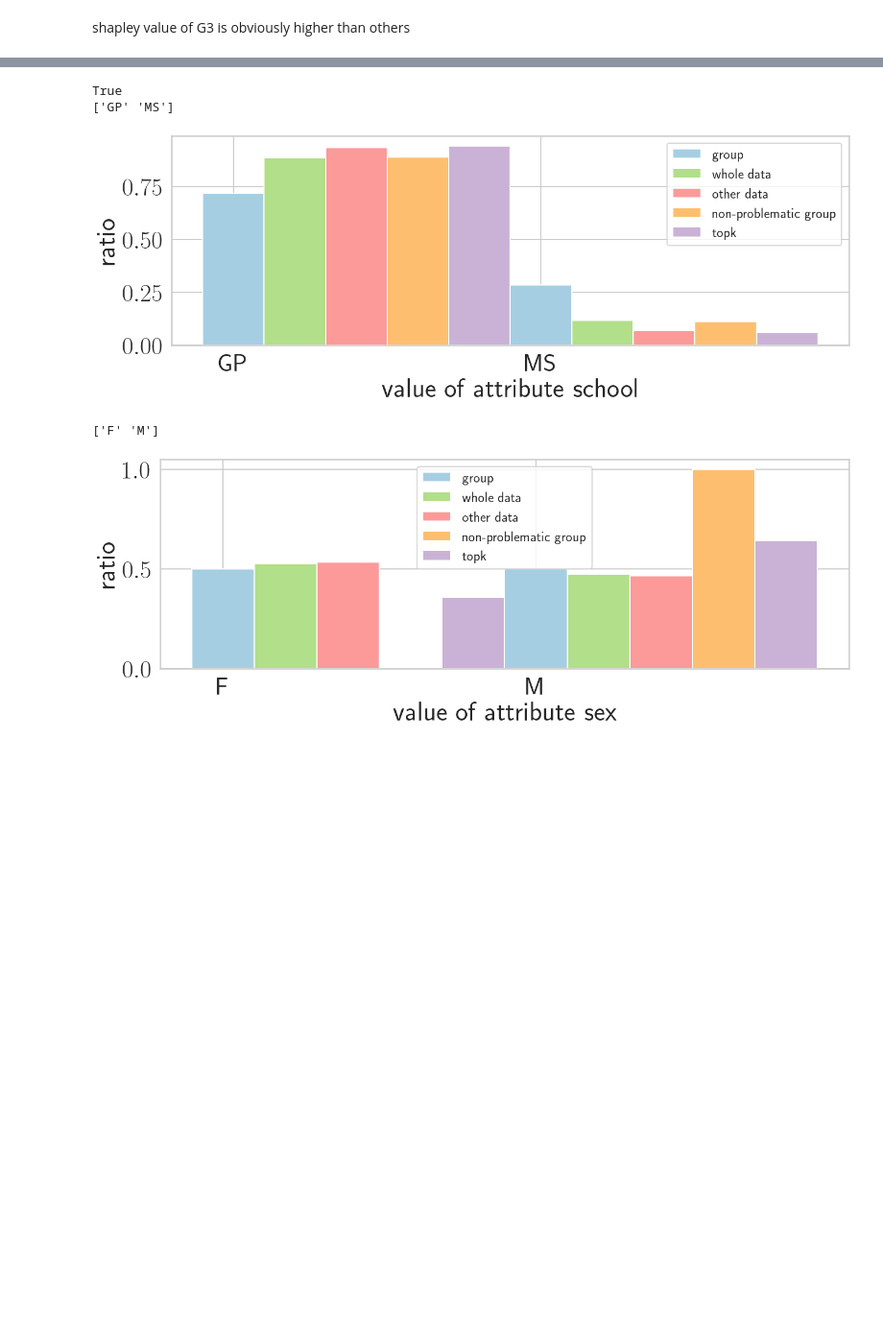
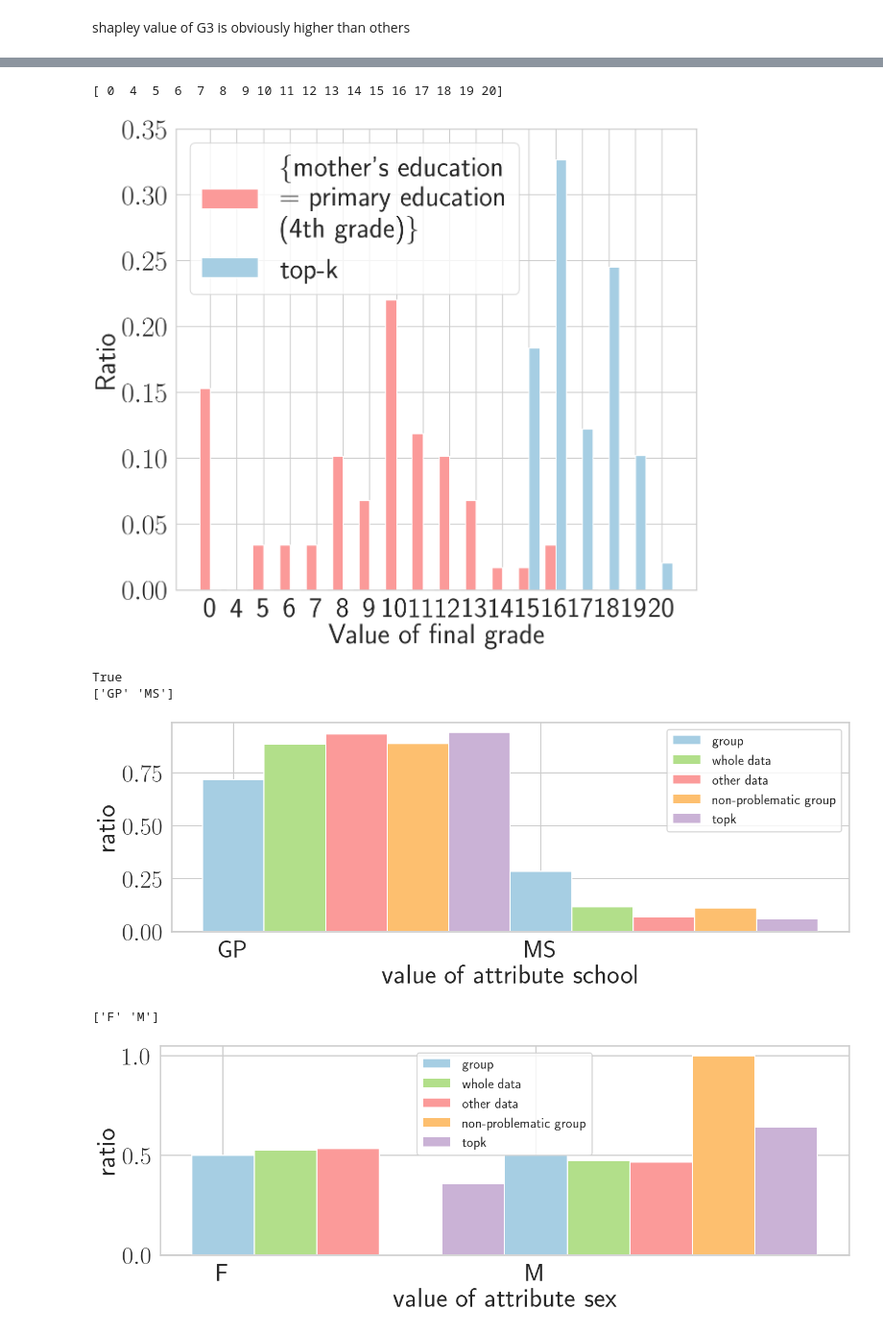
Before and after one commit to JinyangLi01/UnfairlyTreatedGroupDetection, a Jupyter notebook: Coding/Experiments/Shapley_value/shapley_value_of_groups_2_student_20220923.ipynb, the cells around one changed output, grey strips where cells are left out. Shown at 96% size. Saved outputs shown, nothing was run; the diff lists cells and outputs as text; code cells hidden in the pictures; blank space fills up the shorter version.

```diff
--- a/Coding/Experiments/Shapley_value/shapley_value_of_groups_2_student_20220923.ipynb
+++ b/Coding/Experiments/Shapley_value/shapley_value_of_groups_2_student_20220923.ipynb
@@ -26,6 +26,7 @@ from Algorithms import NaiveAlgRanking_definition2_5_20220506 as naivealg2
 
 plt.rc('text', usetex=True)
 plt.rc('font', family='serif')
+plt.rcParams['font.size'] = '22'
 
 sns.set_palette("Paired")
 # sns.set_palette("deep")
@@ -40,8 +41,9 @@ color = ['C0', 'C1', 'C2', 'C3', 'C4', 'C5', 'C6', 'C7', 'C8']
 #
 # label = ["PropBounds", "IterTD"]
 line_width = 8
-marker_size = 15
-f_size = (14, 8)
+marker_size = 20
+f_size = (18, 16)
+FONTSIZE=60
 # %%
 def string2num(st):
     p = list()
@@ -265,11 +295,11 @@ all_attributes = ['school_C', 'sex_C', 'age_C', 'address_C', 'famsize_C', 'Pstat
                   'health_C', 'absences_C', 'G1_C', 'G2_C', 'G3_C']
 
 
-all_attributes_original = ['school', 'sex', 'age', 'address', 'famsize', 'Pstatus', 'Medu',
-                  'Fedu', 'Mjob', 'Fjob', 'reason', 'guardian', 'traveltime', 'studytime',
-                  'failures', 'schoolsup', 'famsup', 'paid', 'activities', 'nursery', 'higher',
-                  'internet', 'romantic', 'famrel', 'freetime', 'goout', 'Dalc', 'Walc',
-                  'health', 'absences', 'G1', 'G2', 'G3']
+all_attributes_original = ['school', 'sex', 'age', 'address', 'family size', 'parent\'s cohabitation status', 'mother\'s education',
+                  'father\'s education', 'mother\'s job', 'father\'s job', 'reason to choose this school', 'student\'s guardian', 'home to school travel time', 'weekly study time',
+                  'number of past class failures', 'extra educational support', 'family educational support', 'extra paid classes', 'extra-curricular activities', 'attended nursery school', 'wants to take higher education',
+                  'Internet access at home', 'with a romantic relationship', 'quality of family relationships', 'free time after school', 'going out with friends', 'workday alcohol consumption', 'weekend alcohol consumption',
+                  'current health status', 'number of school absences', 'first period grade', 'second period grade', 'final grade']
 
 
 original_data_file = r"../../../InputData/StudentDataset/ForRanking_1/student-mat_cat_ranked.csv"
@@ -316,7 +346,7 @@ good group [-1, -1, -1, -1, -1, -1, -1, -1, -1, -1, -1, -1, -1, -1, 0, -1]
 selected_attributes = all_attributes[:16]
 
 alpha = 0.8
-k = 50
+k = 49
 k_min = k
 k_max = k
 thc = 50
@@ -576,3 +517,13 @@ True
+# %%
+original_att = 'final grade'
+att = all_attributes[all_attributes_original.index(original_att)]
+group_name = "\{mother's education \n = primary education \n(4th grade)\}"
+plt = plot_distribution_ratio(ranked_data, 'G3', original_att, group, group_name, k)
+plt.yticks([0, 0.05, 0.1, 0.15, 0.2, 0.25, 0.3, 0.35], fontsize=FONTSIZE)
+plt.savefig(r"student_value_dis_globalbounds.png", bbox_inches='tight')
+# %% [output]
+[ 0  4  5  6  7  8  9 10 11 12 13 14 15 16 17 18 19 20]
+[figure, added]
 # %%
 another_group = [-1, 0, -1, -1, -1, -1, -1, -1, -1, -1, -1, -1, -1, -1, -1, -1]
 print(check_another_group_global_bounds(another_group, ranked_data, selected_attributes, thc, Lowerbounds, k))
```
Also changed, not shown: parts of 18 cells of this notebook, 4 other files.
